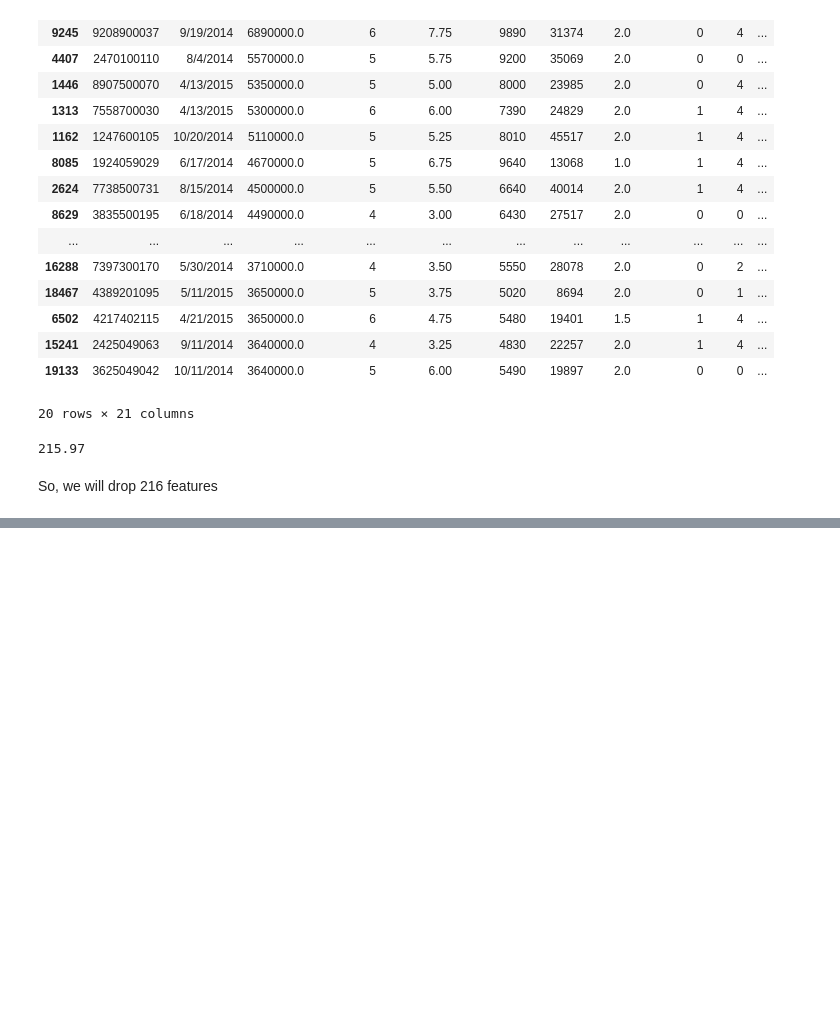
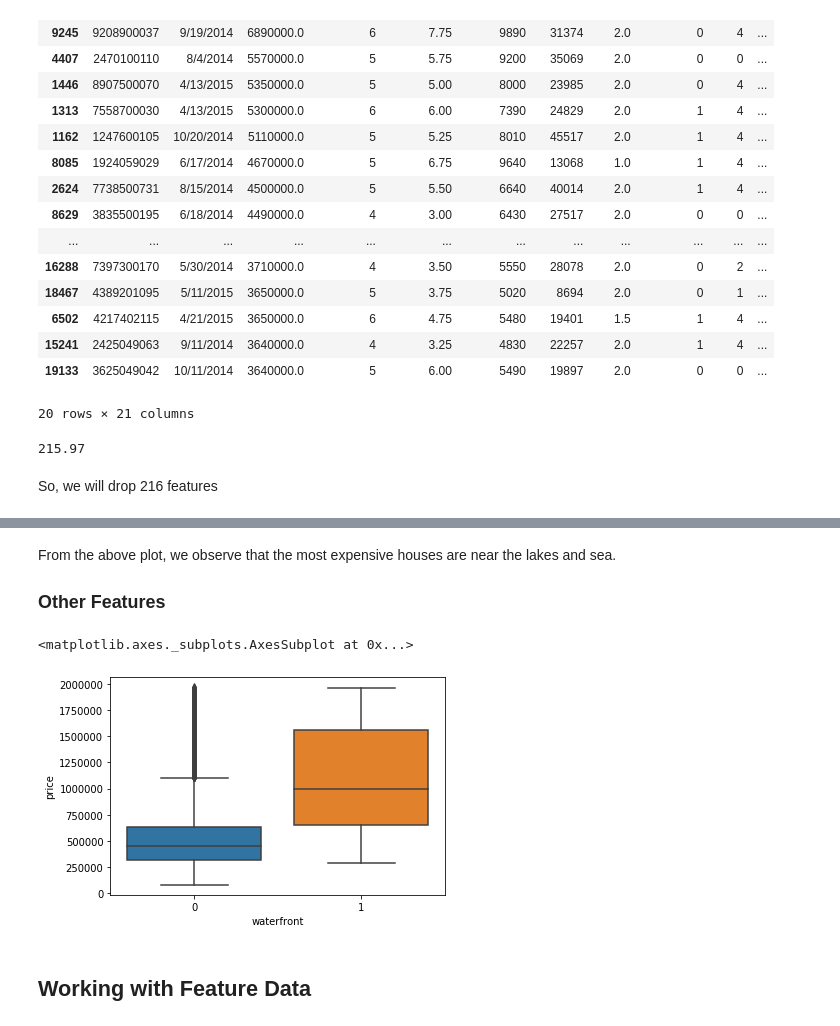
Before and after one commit to GkouskosV/Python-for-Data-Science-and-Machine-Learning-Bootcamp, a Jupyter notebook: Deep_Learning_Sections/Keras_regression.ipynb, the cells around one changed output, grey strips where cells are left out. Cells and saved outputs as stored; diff of their text form; code cells hidden in the pictures; blank space fills up the shorter version.

```diff
--- a/Deep_Learning_Sections/Keras_regression.ipynb
+++ b/Deep_Learning_Sections/Keras_regression.ipynb
@@ -224,0 +239,11 @@ So, we will drop 216 features
+# %% [markdown]
+From the above plot, we observe that the most expensive houses are near the lakes and sea.
+
+### Other Features
+# %%
+sns.boxplot(x='waterfront',y='price',data=not_top_1per)
+# %% [output]
+<matplotlib.axes._subplots.AxesSubplot at 0x...>
+[figure, added]
+# %% [markdown]
+## Working with Feature Data
```
Also changed, not shown: parts of 15 cells of this notebook.
